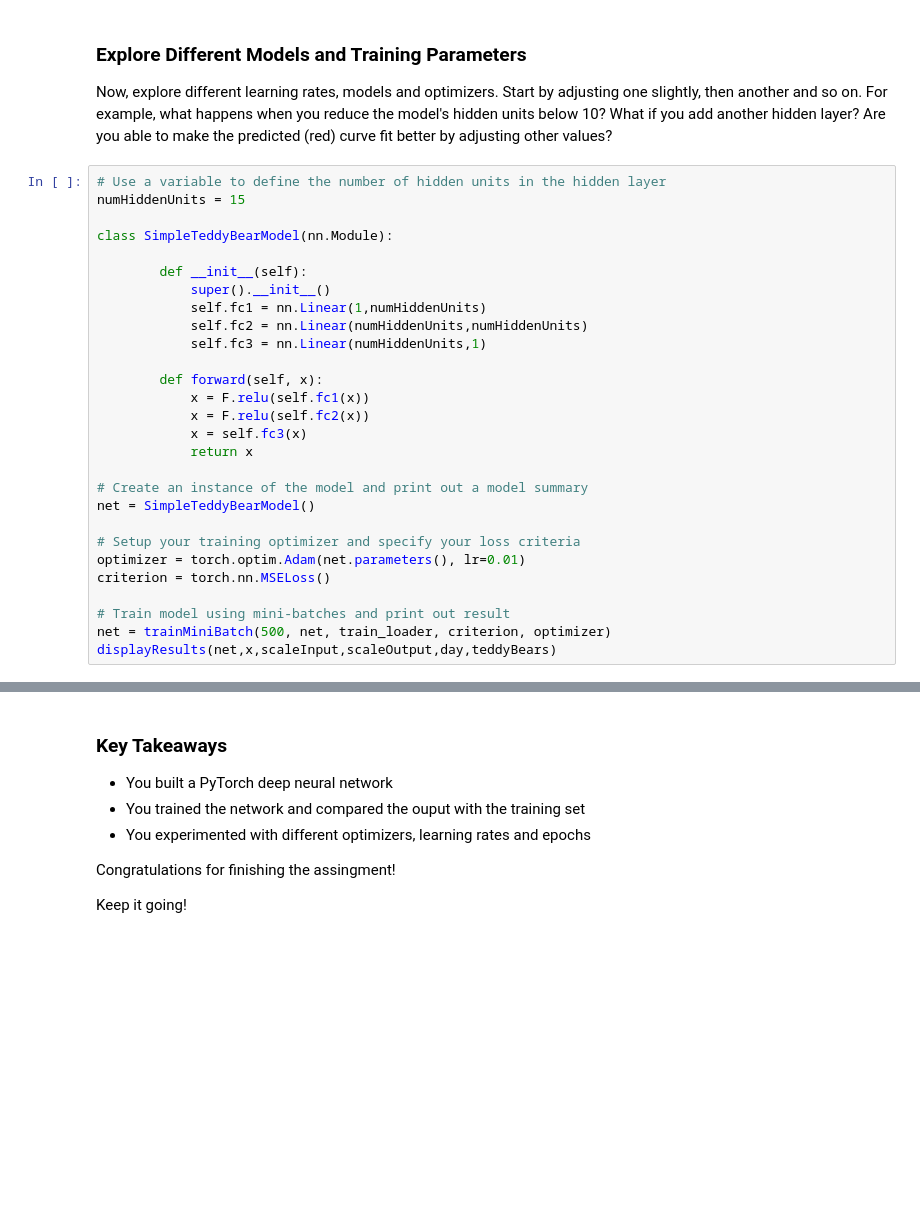
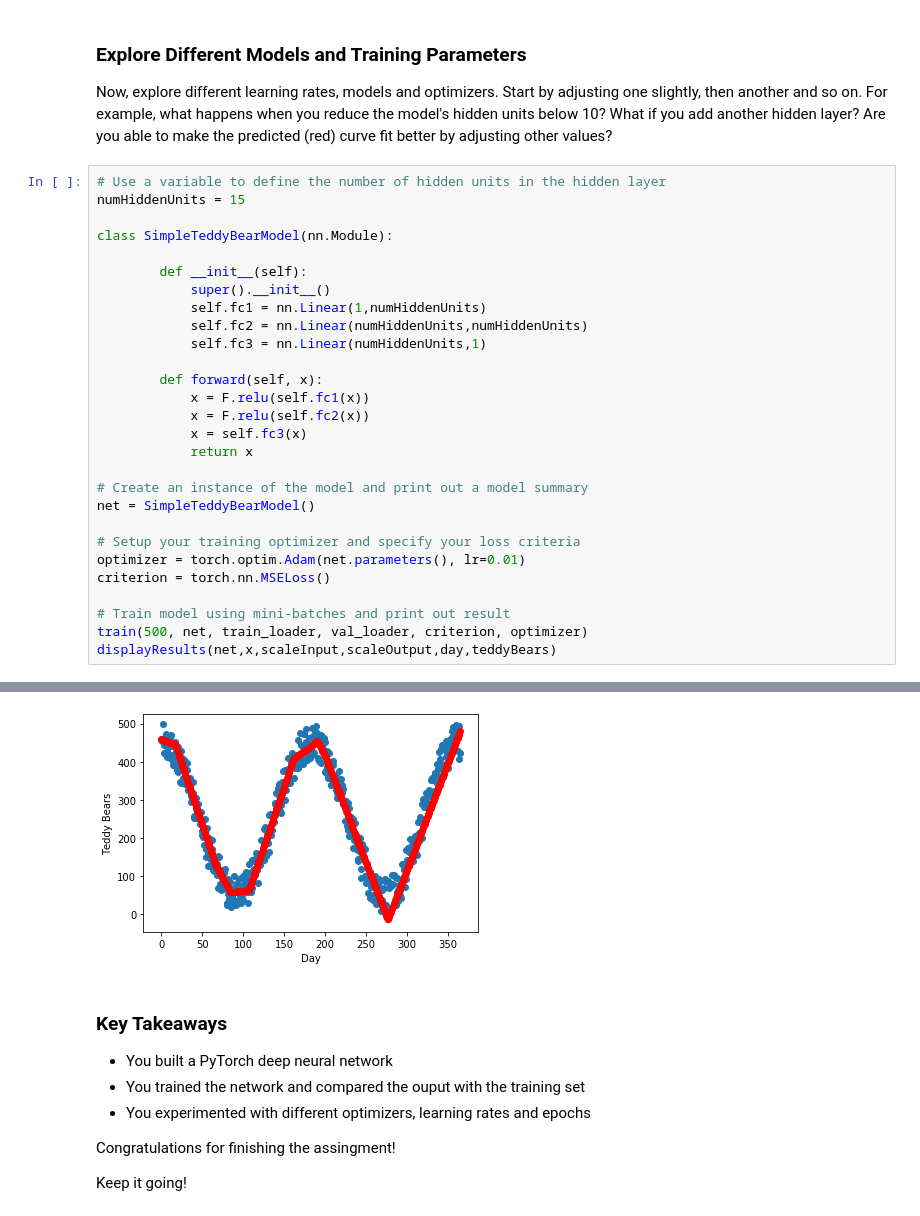
Before and after one commit to LeakyAI/PyTorch-Overview, a Jupyter notebook: Training and Inference 2 - Solution.ipynb, the cells around one changed output, grey strips where cells are left out. Cells and saved outputs as stored; diff of their text form; blank space fills up the shorter version.

```diff
--- a/Training and Inference 2 - Solution.ipynb
+++ b/Training and Inference 2 - Solution.ipynb
@@ -374,5 +395,6 @@ optimizer = torch.optim.Adam(net.parameters(), lr=0.01)
 criterion = torch.nn.MSELoss()
 
 # Train model using mini-batches and print out result
-net = trainMiniBatch(500, net, train_loader, criterion, optimizer)
+train(500, net, train_loader, val_loader, criterion, optimizer)
 displayResults(net,x,scaleInput,scaleOutput,day,teddyBears)
+# %% [output]
@@ -379,3 +411,4 @@ displayResults(net,x,scaleInput,scaleOutput,day,teddyBears)
+[figure, added]
 # %% [markdown]
 ### Key Takeaways
 
```
Also changed, not shown: parts of 6 cells of this notebook.
